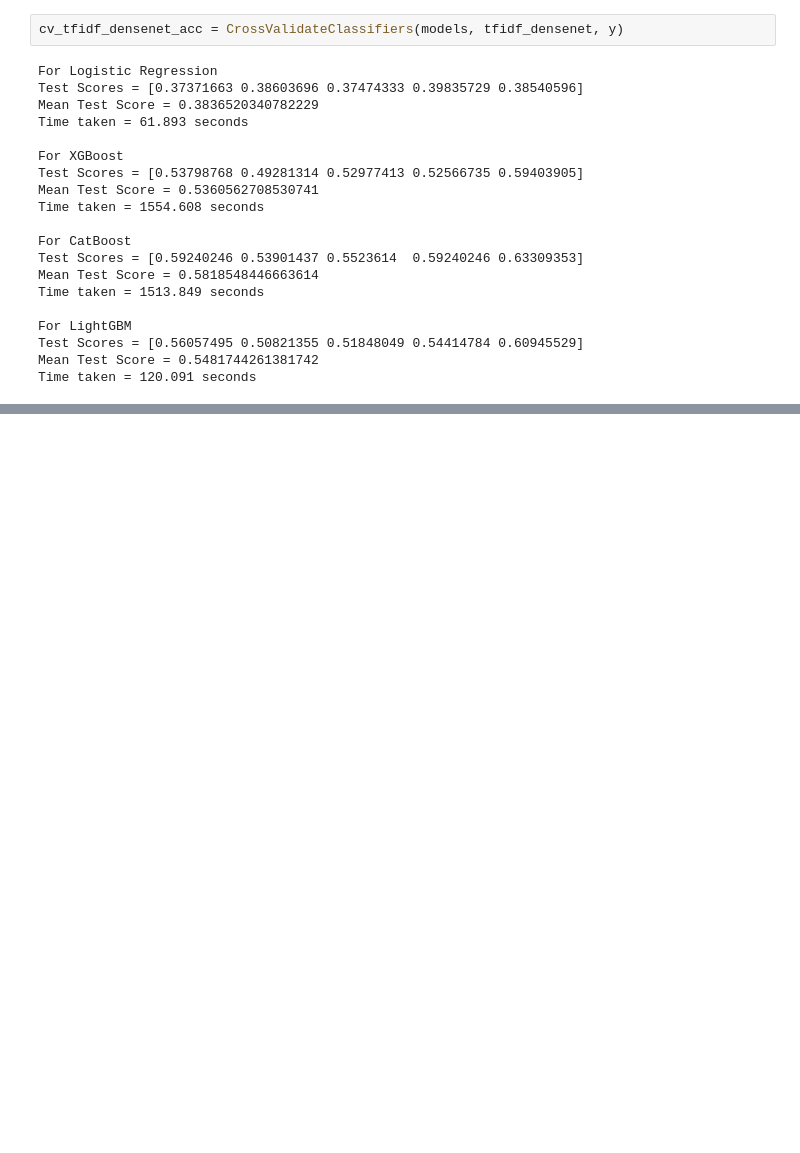
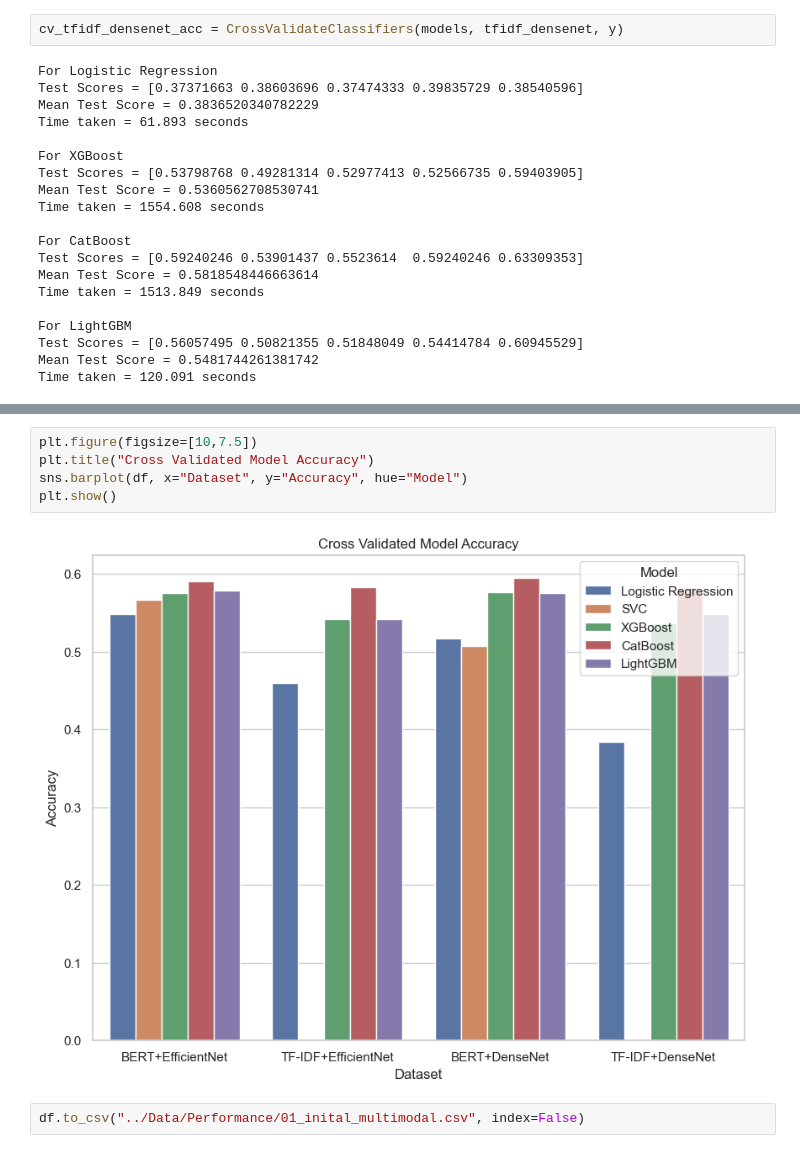
Before and after one commit to Prashant-Tiwari26/Multimodal-Sentiment-Analysis-using-Text-and-Images, a Jupyter notebook: Notebooks/initial_multimodal.ipynb, the cells around one changed output, grey strips where cells are left out. Saved outputs shown, nothing was run; the diff lists cells and outputs as text; blank space fills up the shorter version.

```diff
--- a/Notebooks/initial_multimodal.ipynb
+++ b/Notebooks/initial_multimodal.ipynb
@@ -427,0 +494,9 @@ Time taken = 120.091 seconds
+# %%
+plt.figure(figsize=[10,7.5])
+plt.title("Cross Validated Model Accuracy")
+sns.barplot(df, x="Dataset", y="Accuracy", hue="Model")
+plt.show()
+# %% [output]
+[figure, added]
+# %%
+df.to_csv("../Data/Performance/01_inital_multimodal.csv", index=False)
```
Also changed, not shown: parts of 5 cells of this notebook, 3 other files.
